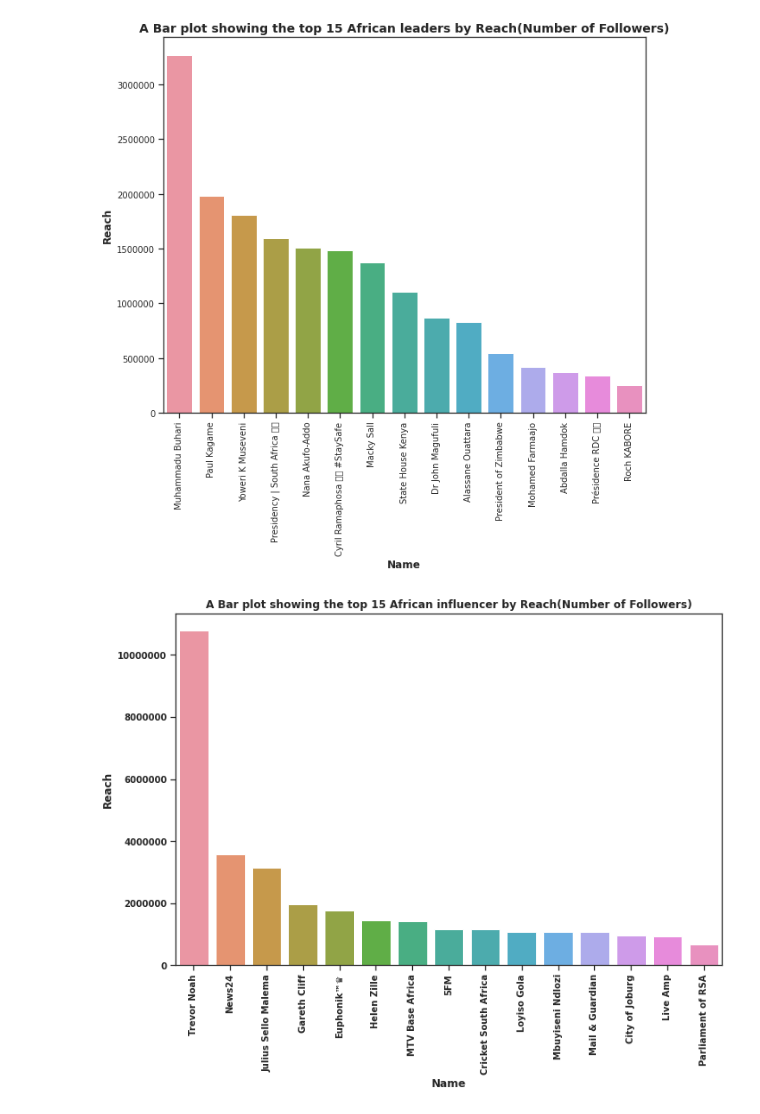
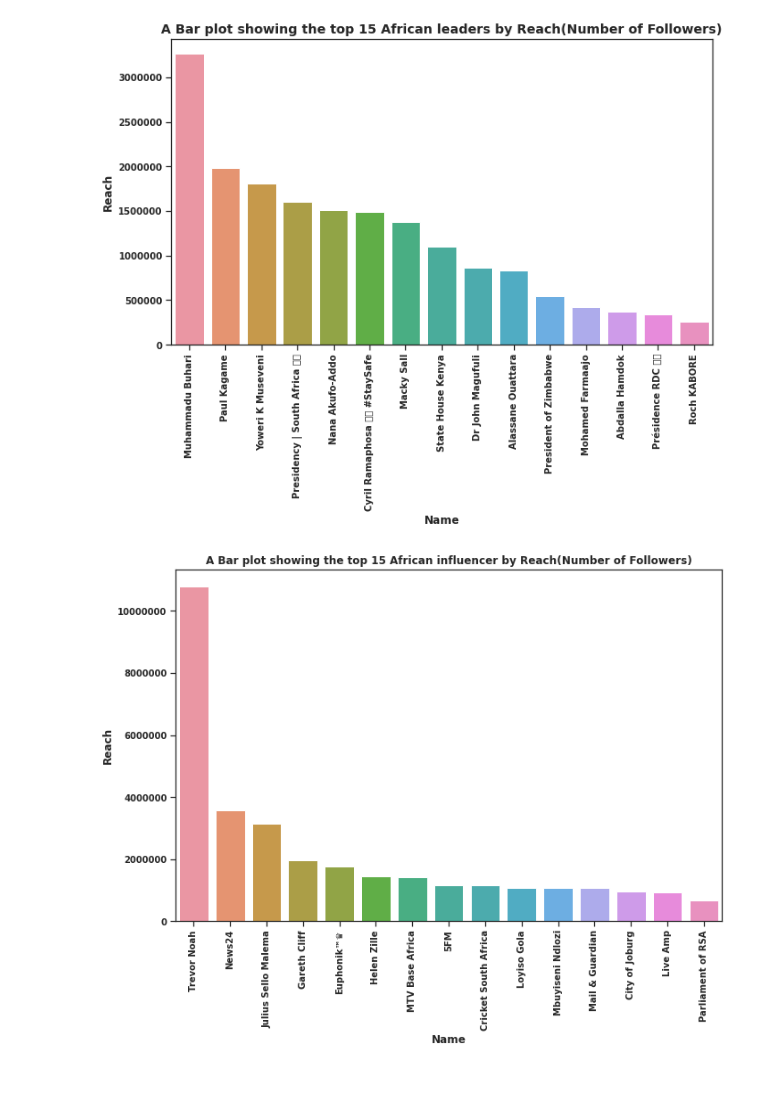
Before and after one commit to dmarinere/NikeCampaign, a Jupyter notebook: Nike_Campaign_Contd.ipynb, the cells around one changed output. Saved outputs shown, nothing was run; the diff lists cells and outputs as text; code cells hidden in the pictures; blank space fills up the shorter version.

```diff
--- a/Nike_Campaign_Contd.ipynb
+++ b/Nike_Campaign_Contd.ipynb
@@ -24,5 +24,5 @@ import numpy as np
 import seaborn as sns
 sns.set()
 # %%
-df_infl = pd.read_csv("/content/drive/My Drive/Colab Notebooks/influencers_tweets.csv")
-df_gov = pd.read_csv("/content/drive/My Drive/Colab Notebooks/gov_tweets.csv")
+df_infl = pd.read_csv("/content/drive/My Drive/Colab Notebooks/all_influencers_tweets.csv")
+df_gov = pd.read_csv("/content/drive/My Drive/Colab Notebooks/all_government_tweets.csv")
@@ -101,7 +86,7 @@ for name in range(len(df_infl_rank)):
      infl_name[df_infl_rank['original_author'][name]]= df_infl_rank['name'][name]
 # %%
 df_gov_rank = df_new_gov[['original_author','name','followers', 'following','reach']]
-df_infl_rank = df_new_infl[['original_author'rcParams.update(s),'name','followers', 'following','reach']]
+df_infl_rank = df_new_infl[['original_author','name','followers', 'following','reach']]
 # %%
 #rank them by reach
 df_gov_rank["Rank: By Reach"] =df_gov_rank['reach'].rank(ascending=False)
@@ -129,17 +96,18 @@ df_gov_rank.head()
 # %%
 sns.set(style='ticks')
 plt.figure(figsize=(10,8))
 chart = sns.barplot(x="name", y="reach", data=df_gov_rank[:15])
-plt.xticks(fontsize = 10)
-plt.yticks(fontsize = 10)
+plt.xticks(fontsize = 10, fontweight='bold')
+plt.yticks(fontsize = 10,fontweight='bold')
 plt.title("A Bar plot showing the top 15 African leaders by Reach(Number of Followers)", fontsize = 14, fontweight= "bold" )
 plt.xlabel("Name",fontsize = 12, fontweight= "bold")
 plt.ylabel("Reach",fontsize = 12, fontweight= "bold", fontfamily="sans-serif")
 plt.xticks(rotation=90)
 plt.ticklabel_format(style='plain', axis='y')
-plt.savefig('/content/drive/My Drive/Colab Notebooks/african_leader_reach.jpeg');
+plt.tight_layout()
+plt.savefig('/content/drive/My Drive/Colab Notebooks/african_leader_reach44.jpeg');
 # %% [output]
-[figure, old version]
+[figure, new version]
 # %%
 sns.set(style='ticks')
 plt.figure(figsize=(10,8))
```
Also changed, not shown: parts of 17 cells of this notebook.
